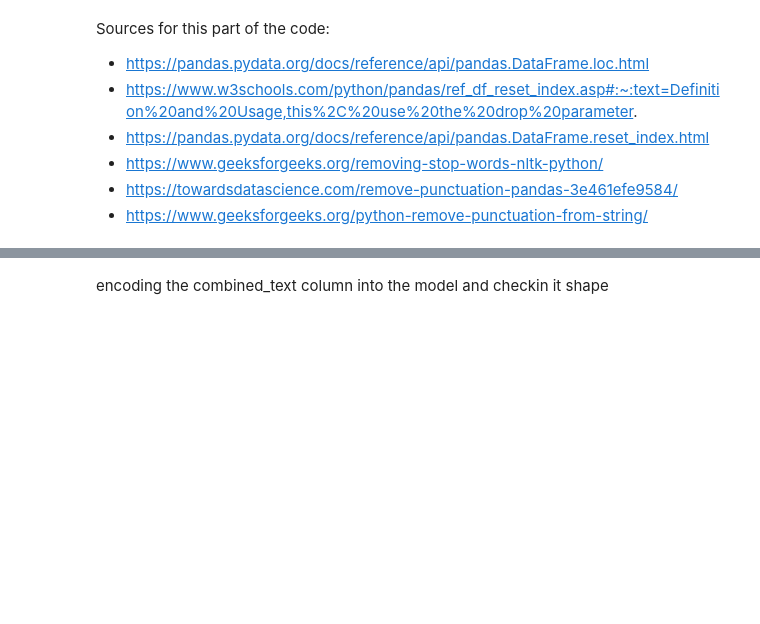
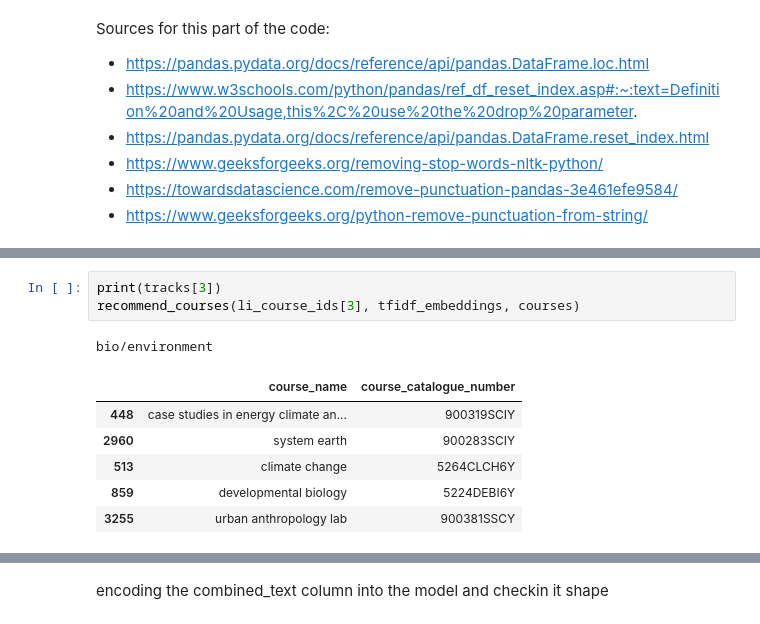
Before and after one commit to adriannazaranska/text_mining_project, a Jupyter notebook: auc_course_recommender.ipynb, the cells around one changed output, grey strips where cells are left out. Cells and saved outputs as stored; diff of their text form; blank space fills up the shorter version.

```diff
--- a/auc_course_recommender.ipynb
+++ b/auc_course_recommender.ipynb
@@ -77,0 +195,11 @@ Sources for this part of the code:
+# %%
+print(tracks[3])
+recommend_courses(li_course_ids[3], tfidf_embeddings, courses)
+# %% [output]
+bio/environment
+|  | course_name | course_catalogue_number |
+| 448 | case studies in energy climate an... | 900319SCIY |
+| 2960 | system earth | 900283SCIY |
+| 513 | climate change | 5264CLCH6Y |
+| 859 | developmental biology | 5224DEBI6Y |
+| 3255 | urban anthropology lab | 900381SSCY |
```
Also changed, not shown: parts of 51 cells of this notebook.
